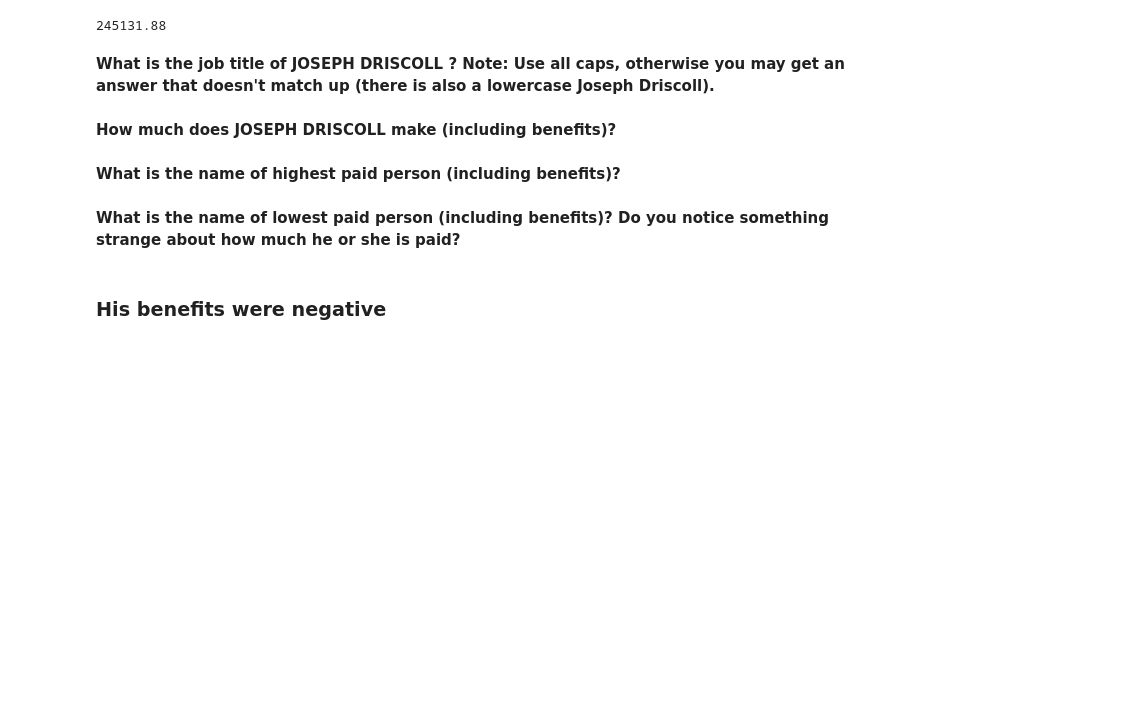
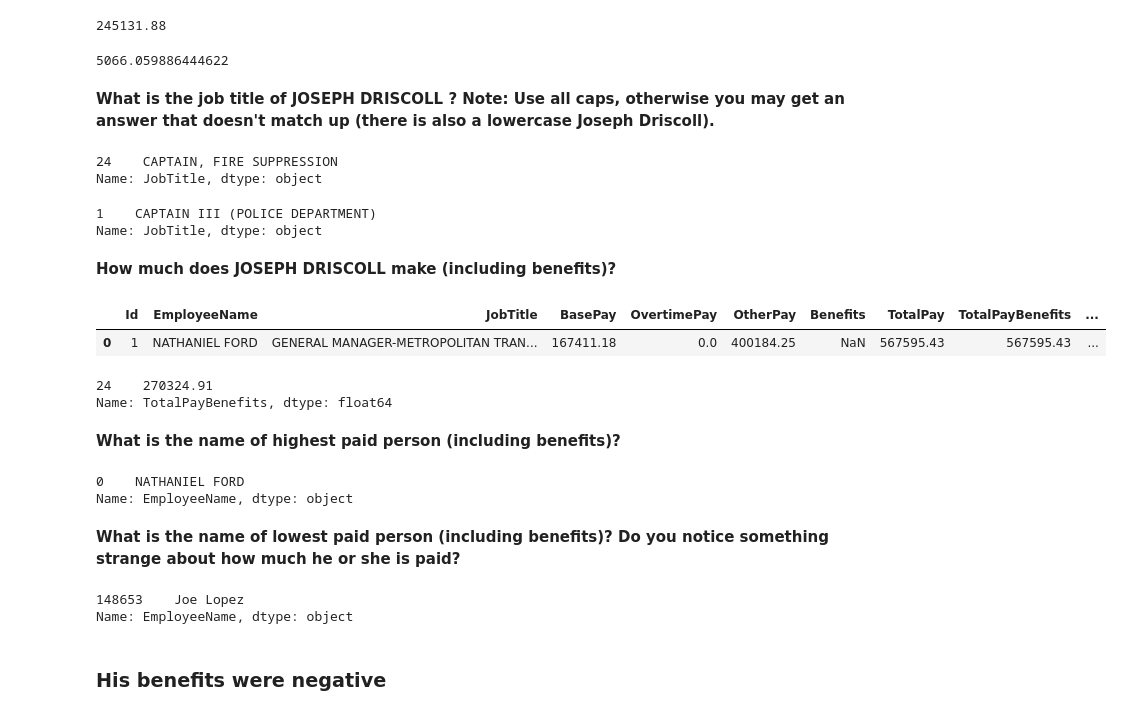
Before and after one commit to PMVTrang/DevC-DataScience-Labs_Assignments, a Jupyter notebook: Assignment_2.ipynb, the cells around one changed output. Cells and saved outputs as stored; diff of their text form; code cells hidden in the pictures; blank space fills up the shorter version.

```diff
--- a/Assignment_2.ipynb
+++ b/Assignment_2.ipynb
@@ -110,25 +110,53 @@ sal.OvertimePay.max()
 245131.88
 # %%
 # Your Code Here
+sal.OvertimePay.mean()
+# %% [output]
+5066.059886444622
 # %% [markdown]
 **What is the job title of  JOSEPH DRISCOLL ? Note: Use all caps, otherwise you may get an answer that doesn't match up (there is also a lowercase Joseph Driscoll).**
 # %%
 # Your Code Here
+sal[sal['EmployeeName'] == "JOSEPH DRISCOLL"].JobTitle
+# %% [output]
+24    CAPTAIN, FIRE SUPPRESSION
+Name: JobTitle, dtype: object
 # %%
 # Now try to select Employees who have name "GARY JIMENEZ"
 # Your Code Here
+sal[sal['EmployeeName'] == "GARY JIMENEZ"].JobTitle
+# %% [output]
+1    CAPTAIN III (POLICE DEPARTMENT)
+Name: JobTitle, dtype: object
 # %% [markdown]
 **How much does JOSEPH DRISCOLL make (including benefits)?**
+# %%
+sal.head(1)
+# %% [output]
+|  | Id | EmployeeName | JobTitle | BasePay | OvertimePay | OtherPay | Benefits | TotalPay | TotalPayBenefits | ... |
+| 0 | 1 | NATHANIEL FORD | GENERAL MANAGER-METROPOLITAN TRAN... | 167411.18 | 0.0 | 400184.25 | NaN | 567595.43 | 567595.43 | ... |
 # %%
-# Your Code Here
+# Your Code
+sal[sal['EmployeeName'] == "JOSEPH DRISCOLL"].TotalPayBenefits
+# %% [output]
+24    270324.91
+Name: TotalPayBenefits, dtype: float64
 # %% [markdown]
 **What is the name of highest paid person (including benefits)?**
 # %%
 # Your Code Here
+sal.nlargest(1, ['TotalPayBenefits']).EmployeeName
+# %% [output]
+0    NATHANIEL FORD
+Name: EmployeeName, dtype: object
 # %% [markdown]
 **What is the name of lowest paid person (including benefits)? Do you notice something strange about how much he or she is paid?**
 # %%
 # Your Code Here
+sal.nsmallest(1, ['TotalPayBenefits']).EmployeeName
+# %% [output]
+148653    Joe Lopez
+Name: EmployeeName, dtype: object
 # %% [markdown]
 ### His benefits were negative
 # %% [markdown]
```
Also changed, not shown: parts of 4 cells of this notebook.
